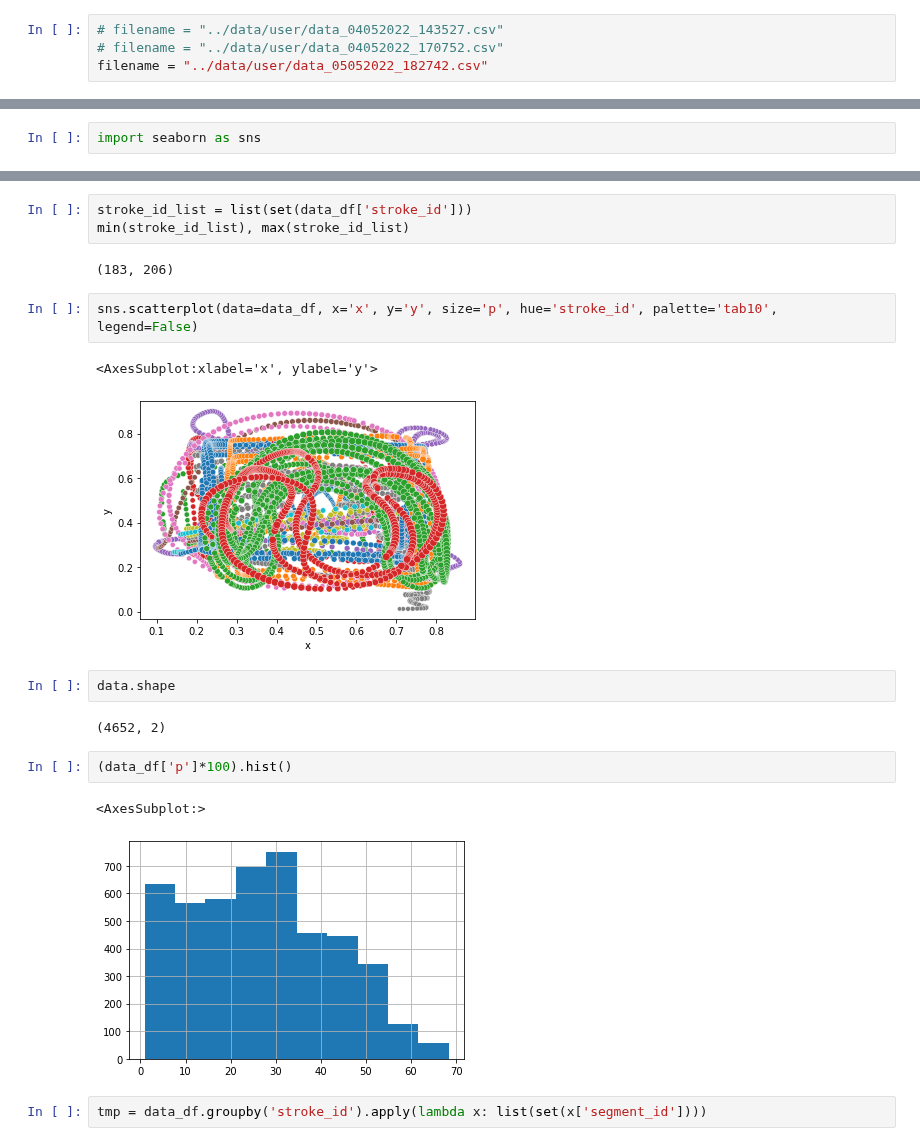
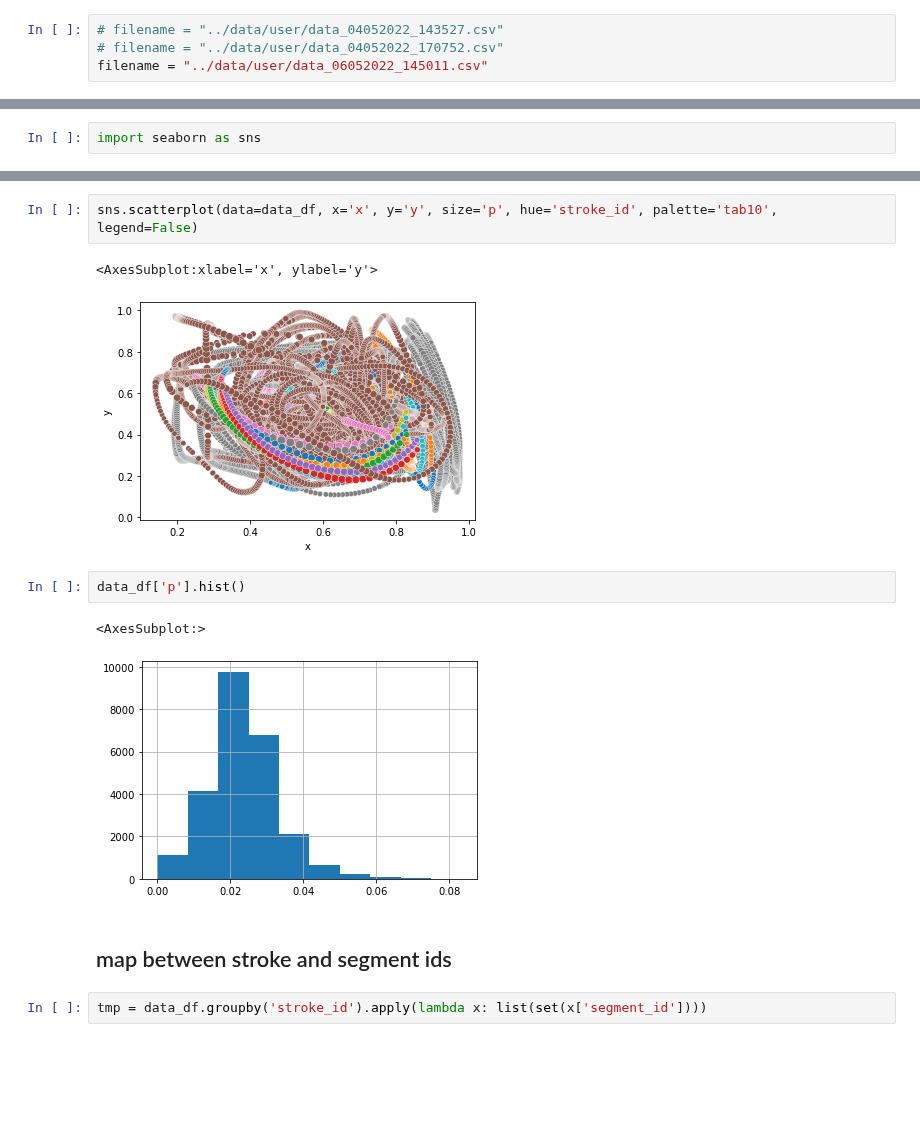
Before and after one commit to ircam-ismm/nime2022-elicitation-demo, a Jupyter notebook: notebooks/processing.ipynb, the cells around one changed output, grey strips where cells are left out. Saved outputs shown, nothing was run; the diff lists cells and outputs as text; blank space fills up the shorter version.

```diff
--- a/notebooks/processing.ipynb
+++ b/notebooks/processing.ipynb
@@ -8,7 +8,7 @@ processing = reload(processing)
 # %%
 # filename = "../data/user/data_04052022_143527.csv"
 # filename = "../data/user/data_04052022_170752.csv"
-filename = "../data/user/data_05052022_182742.csv"
+filename = "../data/user/data_06052022_145011.csv"
 # %% [markdown]
 ## all strokes
 # %%
@@ -51,22 +51,15 @@ sns.scatterplot(data=data_df, x='x', y='y', size='p')
-# %%
-stroke_id_list = list(set(data_df['stroke_id']))
-min(stroke_id_list), max(stroke_id_list)
-# %% [output]
-(183, 206)
 # %%
 sns.scatterplot(data=data_df, x='x', y='y', size='p', hue='stroke_id', palette='tab10', legend=False)
 # %% [output]
 <AxesSubplot:xlabel='x', ylabel='y'>
-[figure, old version]
+[figure, new version]
-# %%
-data.shape
-# %% [output]
-(4652, 2)
 # %%
-(data_df['p']*100).hist()
+data_df['p'].hist()
 # %% [output]
 <AxesSubplot:>
-[figure, old version]
+[figure, new version]
+# %% [markdown]
+## map between stroke and segment ids
 # %%
 tmp = data_df.groupby('stroke_id').apply(lambda x: list(set(x['segment_id'])))
 # %%
```
Also changed, not shown: parts of 13 cells of this notebook, 5 other files.
